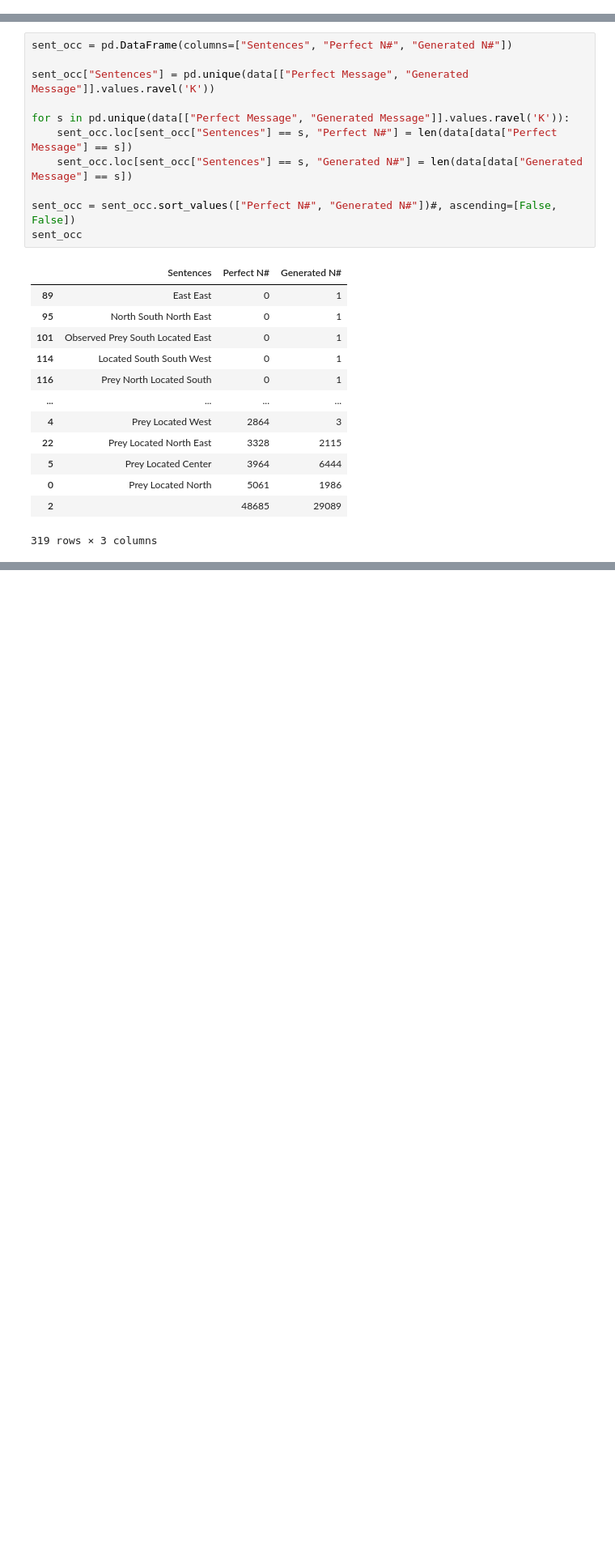
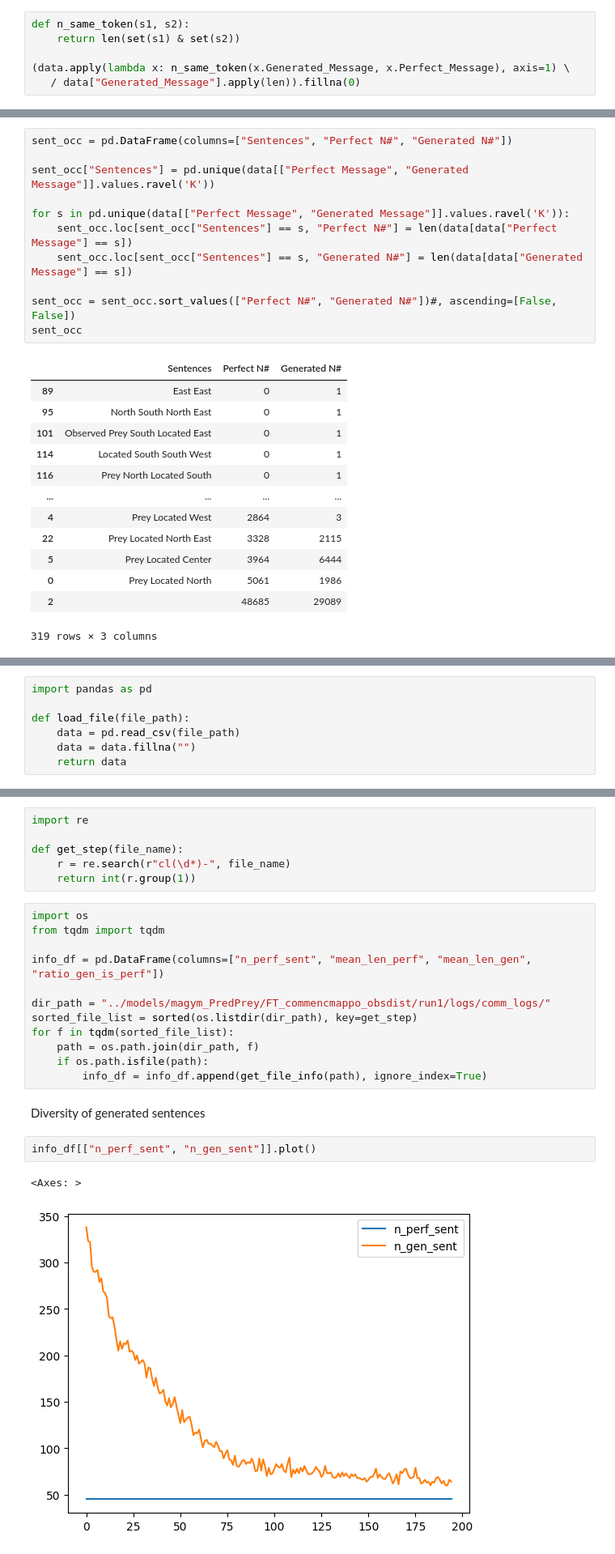
Before and after one commit to Maxtoq/MADRL-PhD-Thesis-Code, a Jupyter notebook: results/Analyse comm logs.ipynb, the cells around one changed output, grey strips where cells are left out. Shown at 81% size. Cells and saved outputs as stored; diff of their text form; blank space fills up the shorter version.

Commit message:
anlyse comm + start shared mem

```diff
--- a/results/Analyse comm logs.ipynb
+++ b/results/Analyse comm logs.ipynb
@@ -7,0 +51,6 @@ data.head()
+# %%
+def n_same_token(s1, s2):
+    return len(set(s1) & set(s2))
+
+(data.apply(lambda x: n_same_token(x.Generated_Message, x.Perfect_Message), axis=1) \
+   / data["Generated_Message"].apply(len)).fillna(0)
@@ -57,0 +141,7 @@ data.head()
+# %%
+import pandas as pd
+
+def load_file(file_path):
+    data = pd.read_csv(file_path)
+    data = data.fillna("")
+    return data
@@ -57,0 +196,25 @@ data.head()
+# %%
+import re
+
+def get_step(file_name):
+    r = re.search(r"cl(\d*)-", file_name)
+    return int(r.group(1))
+# %%
+import os
+from tqdm import tqdm
+
+info_df = pd.DataFrame(columns=["n_perf_sent", "mean_len_perf", "mean_len_gen", "ratio_gen_is_perf"])
+
+dir_path = "../models/magym_PredPrey/FT_commencmappo_obsdist/run1/logs/comm_logs/"
+sorted_file_list = sorted(os.listdir(dir_path), key=get_step)
+for f in tqdm(sorted_file_list):
+    path = os.path.join(dir_path, f)
+    if os.path.isfile(path):
+        info_df = info_df.append(get_file_info(path), ignore_index=True)
+# %% [markdown]
+Diversity of generated sentences
+# %%
+info_df[["n_perf_sent", "n_gen_sent"]].plot()
+# %% [output]
+<Axes: >
+[figure, added]
```
Also changed, not shown: parts of 19 cells of this notebook, 1 other file.
